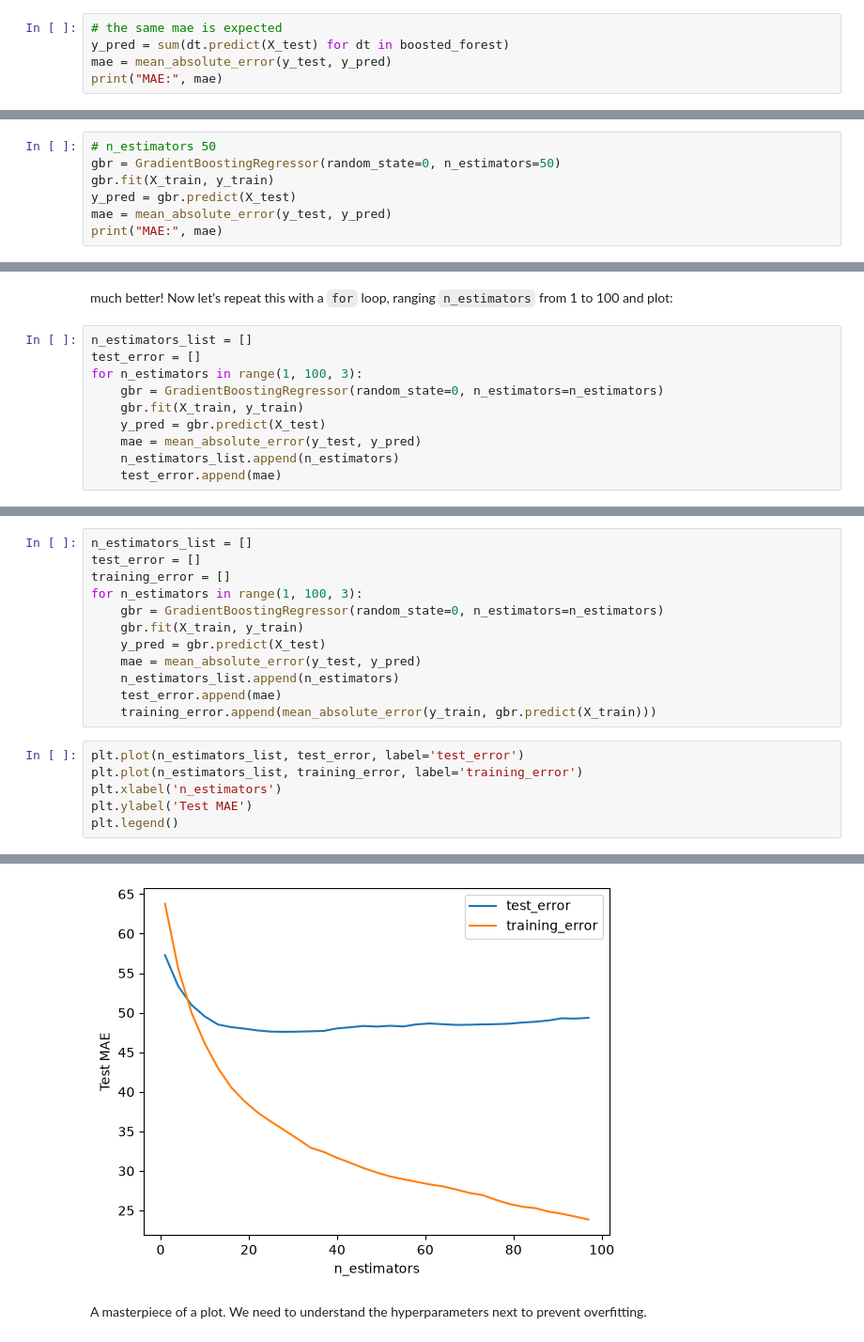
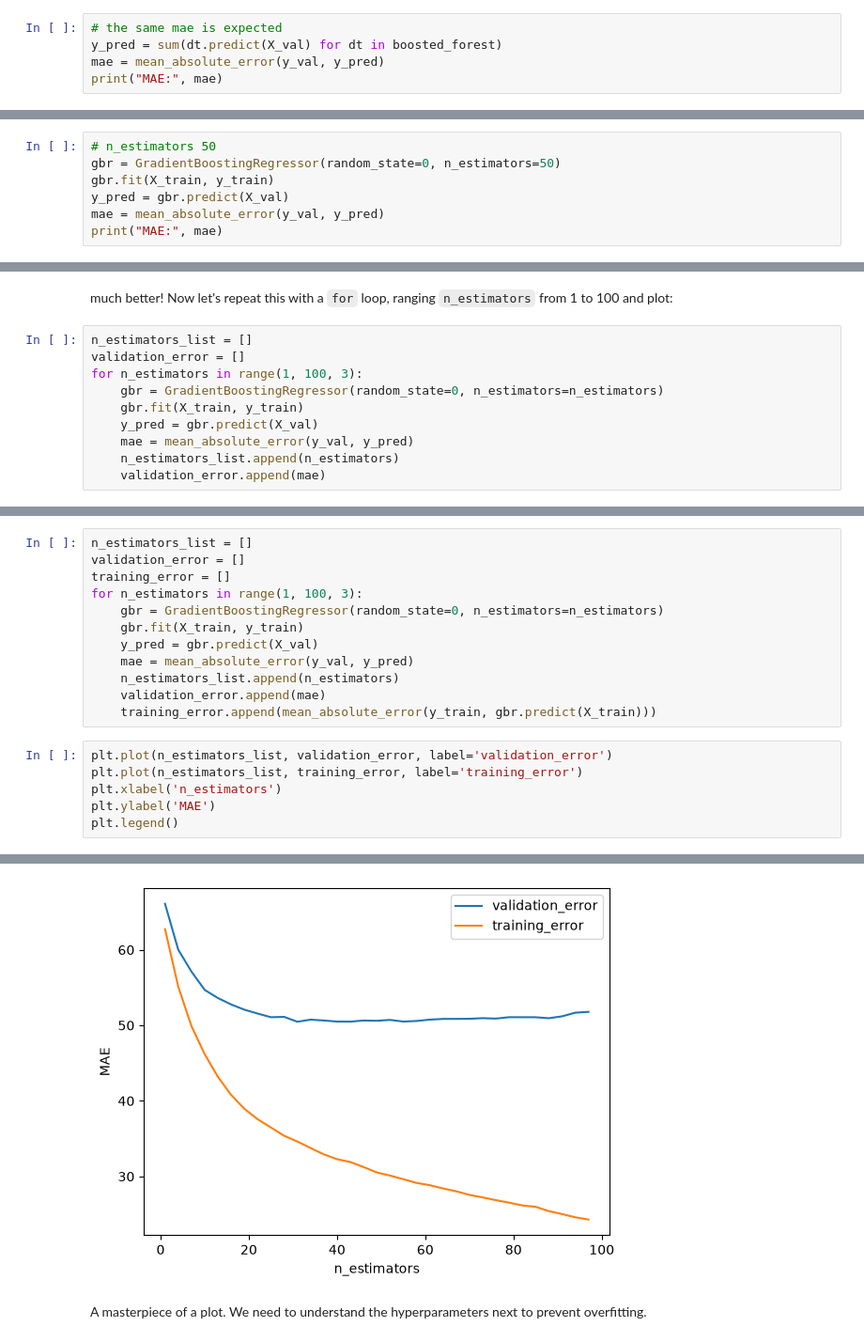
Before and after one commit to BredaUniversityADSAI/introduction-to-ml, a Jupyter notebook: self-study/theme-5/03_gradient_boosting.ipynb, the cells around one changed output, grey strips where cells are left out. Shown at 94% size. Drawn from its saved outputs; the diff is of its cells as text.

```diff
--- a/self-study/theme-5/03_gradient_boosting.ipynb
+++ b/self-study/theme-5/03_gradient_boosting.ipynb
@@ -242,7 +238,7 @@ for i in range(n_estimators):
     y_residual = y_residual - y_pred
 # %%
 # the same mae is expected
-y_pred = sum(dt.predict(X_test) for dt in boosted_forest)
-mae = mean_absolute_error(y_test, y_pred)
+y_pred = sum(dt.predict(X_val) for dt in boosted_forest)
+mae = mean_absolute_error(y_val, y_pred)
 print("MAE:", mae)
 # %% [output]
@@ -312,7 +308,7 @@ MAE: 47.47765742675416
 # n_estimators 50
 gbr = GradientBoostingRegressor(random_state=0, n_estimators=50)
 gbr.fit(X_train, y_train)
-y_pred = gbr.predict(X_test)
-mae = mean_absolute_error(y_test, y_pred)
+y_pred = gbr.predict(X_val)
+mae = mean_absolute_error(y_val, y_pred)
 print("MAE:", mae)
 # %% [output]
@@ -321,12 +317,12 @@ MAE: 48.3973563628574
 much better! Now let's repeat this with a `for` loop, ranging `n_estimators` from 1 to 100 and plot:
 # %%
 n_estimators_list = []
-test_error = []
+validation_error = []
 for n_estimators in range(1, 100, 3):
     gbr = GradientBoostingRegressor(random_state=0, n_estimators=n_estimators)
     gbr.fit(X_train, y_train)
-    y_pred = gbr.predict(X_test)
-    mae = mean_absolute_error(y_test, y_pred)
+    y_pred = gbr.predict(X_val)
+    mae = mean_absolute_error(y_val, y_pred)
     n_estimators_list.append(n_estimators)
-    test_error.append(mae)
+    validation_error.append(mae)
 # %%
@@ -341,24 +337,24 @@ As you can see, the test error decreases up to about 20–30 estimators and then
 # %%
 n_estimators_list = []
-test_error = []
+validation_error = []
 training_error = []
 for n_estimators in range(1, 100, 3):
     gbr = GradientBoostingRegressor(random_state=0, n_estimators=n_estimators)
     gbr.fit(X_train, y_train)
-    y_pred = gbr.predict(X_test)
-    mae = mean_absolute_error(y_test, y_pred)
+    y_pred = gbr.predict(X_val)
+    mae = mean_absolute_error(y_val, y_pred)
     n_estimators_list.append(n_estimators)
-    test_error.append(mae)
+    validation_error.append(mae)
     training_error.append(mean_absolute_error(y_train, gbr.predict(X_train)))
 # %%
-plt.plot(n_estimators_list, test_error, label='test_error')
+plt.plot(n_estimators_list, validation_error, label='validation_error')
 plt.plot(n_estimators_list, training_error, label='training_error')
 plt.xlabel('n_estimators')
-plt.ylabel('Test MAE')
+plt.ylabel('MAE')
 plt.legend()
 # %% [output]
 <matplotlib.legend.Legend at 0x...>
-[figure, old version]
+[figure, new version]
 # %% [markdown]
 A masterpiece of a plot. We need to understand the hyperparameters next to prevent overfitting.
 # %% [markdown]
```
Also changed, not shown: parts of 46 cells of this notebook, 9 other files.
